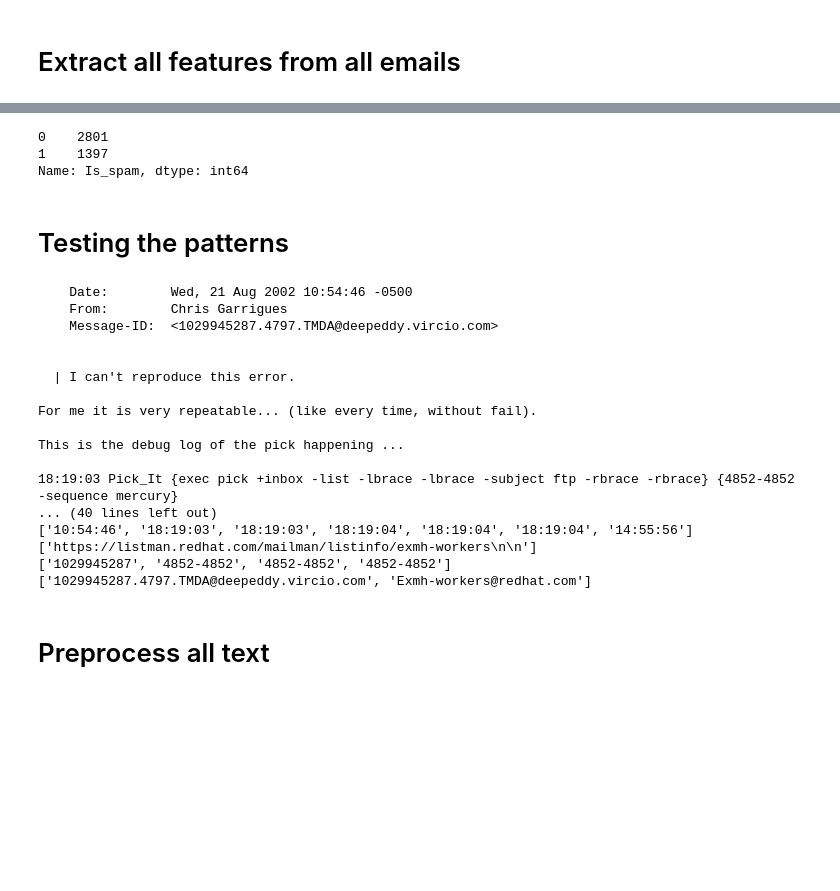
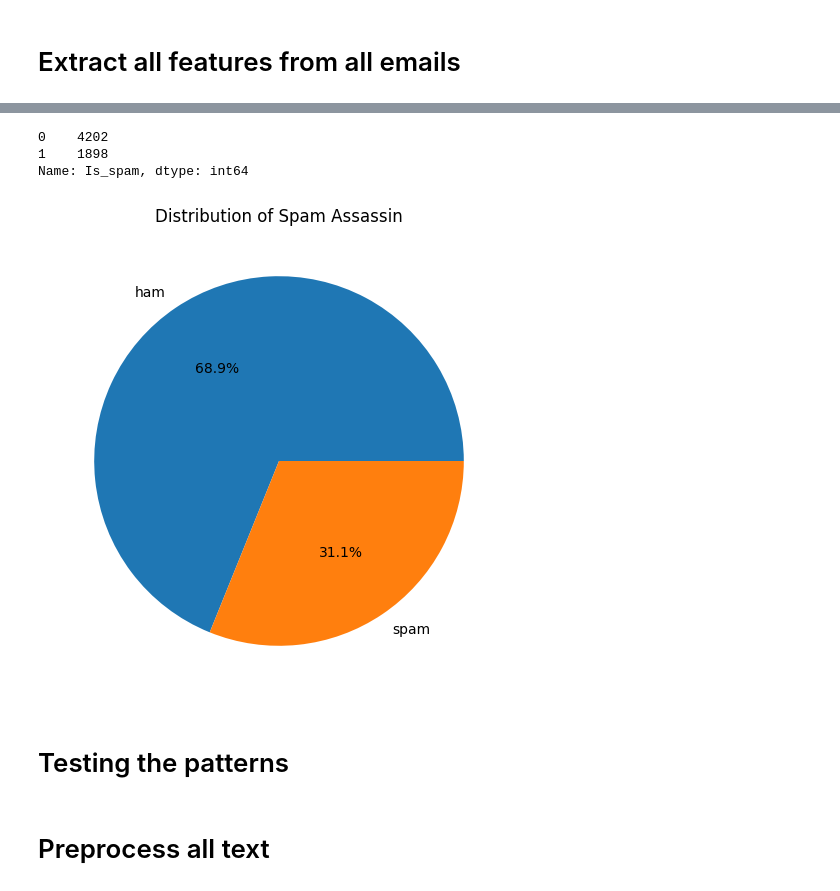
Before and after one commit to WilliamDelnington/EmailSpamDetection, a Jupyter notebook: SpamAssassinDatasetTests/SpamAssassinClassification.ipynb, the cells around one changed output, grey strips where cells are left out. Cells and saved outputs as stored; diff of their text form; code cells hidden in the pictures; blank space fills up the shorter version.

```diff
--- a/SpamAssassinDatasetTests/SpamAssassinClassification.ipynb
+++ b/SpamAssassinDatasetTests/SpamAssassinClassification.ipynb
@@ -163,47 +153,43 @@ csv_file.head()
 | 3 | [IRR] Klez: The Virus That Won't Die | Thu, 22 Aug 2002 09:15:25 -0400 | ['Monty Solomon <monty@roscom.com>'] | ['undisclosed-recipient:;'] | ['from localhost (localhost [127.... | text/plain | Klez: The Virus That Won't Die\n ... | 0 |
 | 4 | Re: Insert signature | Thu, 22 Aug 2002 23:36:32 +1000 | ['Tony Nugent <tony@linuxworks.co... | ['Exmh Users Mailing List <exmh-u... | ['from localhost (localhost [127.... | text/plain | On Wed Aug 21 2002 at 15:46, Ulis... | 0 |
 # %%
-csv_file["Is_spam"].value_counts()
+import matplotlib.pyplot as plt
+import os
+
+label_counts = csv_file["Is_spam"].value_counts()
+
+print(label_counts)
+
+plt.figure(figsize=(8, 6))
+plt.pie(label_counts.values, labels=["ham", "spam"], autopct='%1.1f%%')
+plt.title('Distribution of Spam Assassin')
+plt.savefig(os.path.join("./figs", "spam_assassin_pie_chart.jpg"))
+plt.show()
+
+del label_counts
 # %% [output]
-0    2801
-1    1397
+0    4202
+1    1898
 Name: Is_spam, dtype: int64
+[figure, added]
 # %% [markdown]
 # Testing the patterns
 # %%
-from spam_email_patterns import date_patterns, time_pattern, url_patterns, phone_number_pattern, email_pattern
-import re
+# from spam_email_patterns import date_patterns, time_pattern, url_patterns, phone_number_pattern, email_pattern
+# import re
 
-test_string = csv_file["Body"][0]
-print(test_string)
+# test_string = csv_file["Body"][0]
+# print(test_string)
 
-print(re.findall(date_patterns, test_string))
+# print(re.findall(date_patterns, test_string))
 
-print(re.findall(time_pattern, test_string))
+# print(re.findall(time_pattern, test_string))
 
-print(re.findall(url_patterns, test_string))
+# print(re.findall(url_patterns, test_string))
 
-print(re.findall(phone_number_pattern, test_string))
+# print(re.findall(phone_number_pattern, test_string))
 
-print(re.findall(email_pattern, test_string))
+# print(re.findall(email_pattern, test_string))
-# %% [output]
-    Date:        Wed, 21 Aug 2002 10:54:46 -0500
-    From:        Chris Garrigues
-    Message-ID:  <1029945287.4797.TMDA@deepeddy.vircio.com>
-
-
-  | I can't reproduce this error.
-
-For me it is very repeatable... (like every time, without fail).
-
-This is the debug log of the pick happening ...
-
-18:19:03 Pick_It {exec pick +inbox -list -lbrace -lbrace -subject ftp -rbrace -rbrace} {4852-4852 -sequence mercury}
-... (40 lines left out)
-['10:54:46', '18:19:03', '18:19:03', '18:19:04', '18:19:04', '18:19:04', '14:55:56']
-['https://listman.redhat.com/mailman/listinfo/exmh-workers\n\n']
-['1029945287', '4852-4852', '4852-4852', '4852-4852']
-['1029945287.4797.TMDA@deepeddy.vircio.com', 'Exmh-workers@redhat.com']
 # %%
 subject = "Subject"
 body = "Body"
```
Also changed, not shown: parts of 32 cells of this notebook, 27 other files.
